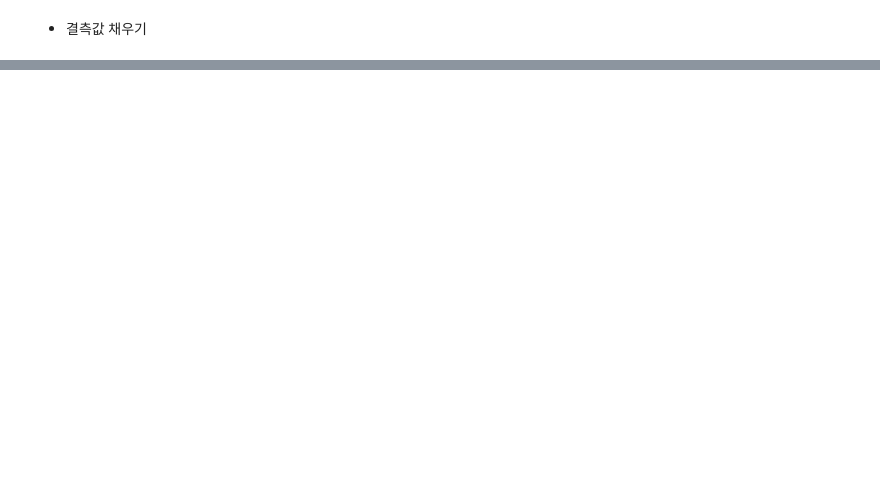
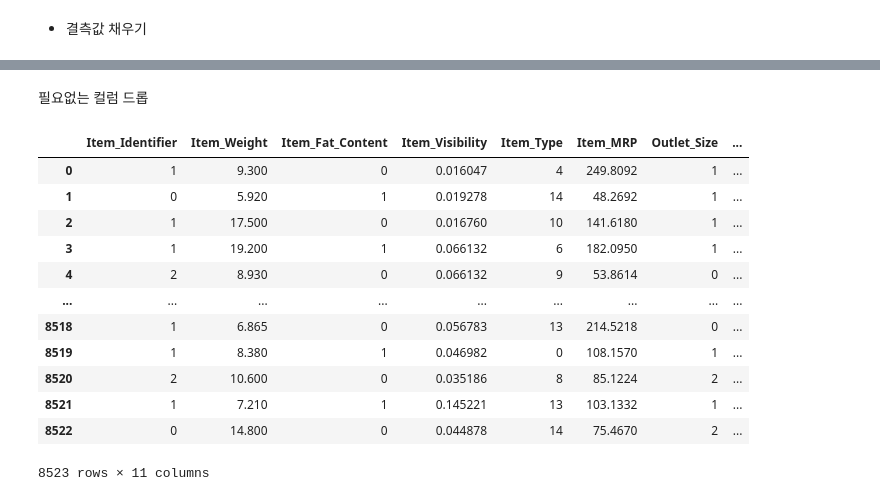
Before and after one commit to DanjyChichi/MachineLearning-2021-12, a Jupyter notebook: 04.회귀/08.과제-Bigmart_Sales_Prediction.ipynb, the cells around one changed output, grey strips where cells are left out. Saved outputs shown, nothing was run; the diff lists cells and outputs as text; code cells hidden in the pictures; blank space fills up the shorter version.

```diff
--- a/04.회귀/08.과제-Bigmart_Sales_Prediction.ipynb
+++ b/04.회귀/08.과제-Bigmart_Sales_Prediction.ipynb
@@ -107,0 +182,18 @@ plt.show()
+# %% [markdown]
+필요없는 컬럼 드롭
+# %%
+df_train.drop(['Outlet_Identifier'], axis=1)
+# %% [output]
+|  | Item_Identifier | Item_Weight | Item_Fat_Content | Item_Visibility | Item_Type | Item_MRP | Outlet_Size | ... |
+| 0 | 1 | 9.300 | 0 | 0.016047 | 4 | 249.8092 | 1 | ... |
+| 1 | 0 | 5.920 | 1 | 0.019278 | 14 | 48.2692 | 1 | ... |
+| 2 | 1 | 17.500 | 0 | 0.016760 | 10 | 141.6180 | 1 | ... |
+| 3 | 1 | 19.200 | 1 | 0.066132 | 6 | 182.0950 | 1 | ... |
+| 4 | 2 | 8.930 | 0 | 0.066132 | 9 | 53.8614 | 0 | ... |
+| ... | ... | ... | ... | ... | ... | ... | ... | ... |
+| 8518 | 1 | 6.865 | 0 | 0.056783 | 13 | 214.5218 | 0 | ... |
+| 8519 | 1 | 8.380 | 1 | 0.046982 | 0 | 108.1570 | 1 | ... |
+| 8520 | 2 | 10.600 | 0 | 0.035186 | 8 | 85.1224 | 2 | ... |
+| 8521 | 1 | 7.210 | 1 | 0.145221 | 13 | 103.1332 | 1 | ... |
+| 8522 | 0 | 14.800 | 0 | 0.044878 | 14 | 75.4670 | 2 | ... |
+8523 rows × 11 columns
```
Also changed, not shown: parts of 67 cells of this notebook, 1 other file.
